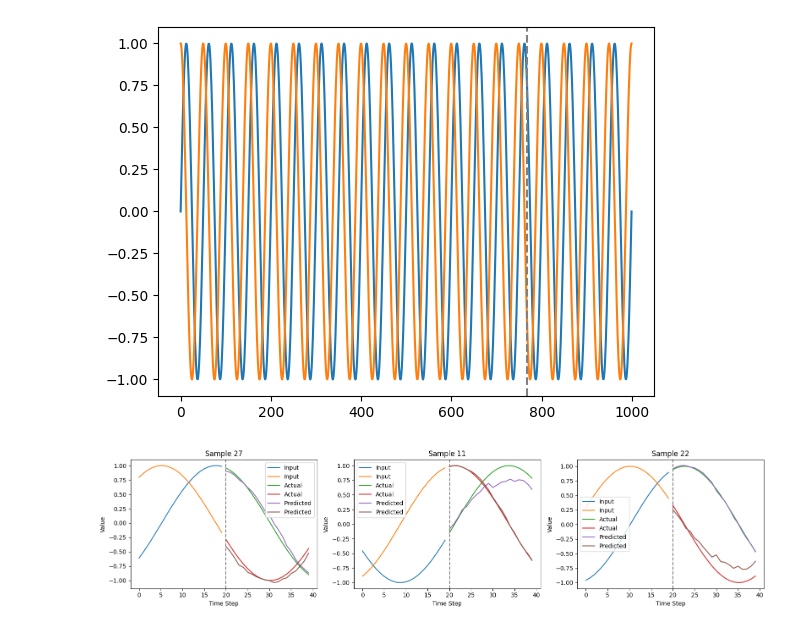
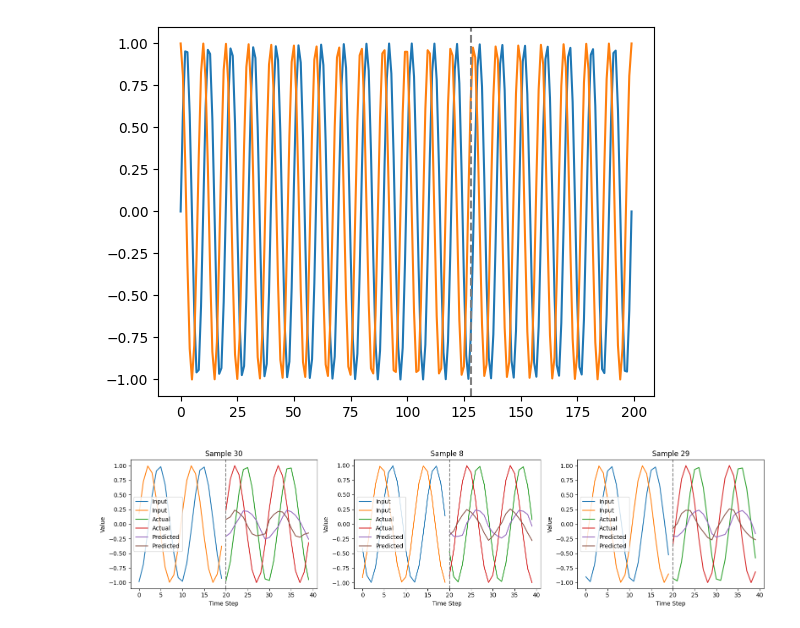
Before and after one commit to qiaoyuan667/DEC_ENC_Transformer, a Jupyter notebook: models/Untitled-1.ipynb, the cells around one changed output. Drawn from its saved outputs; the diff is of its cells as text; code cells hidden in the pictures.

```diff
--- a/models/Untitled-1.ipynb
+++ b/models/Untitled-1.ipynb
@@ -42,7 +42,7 @@ class TimeSeriesDataset(Dataset):
 # Parameters for dataset
 input_len = 20
 output_len = 20
-num_points = 1000
+num_points = 200
 
 # Generate data
 data = generate_data(num_points)
@@ -70,6 +70,7 @@ class Args() :
     def __init__(self):
         self.task_name= 'forecast'
         self.ckpt_path= ''
+        self.output_len = output_len
         self.patch_len= 10
         self.d_model= 64
         self.d_ff= 256
@@ -90,14 +91,23 @@ criterion = torch.nn.MSELoss()
 model.train()
 for epoch in range(10):  # Number of epochs
     total_loss = 0
+    prev_inputs = None
+    count=0
     for inputs, targets in train_loader:
+        count += 1
+        if prev_inputs is not None:
+            inputs = torch.cat((prev_inputs, inputs), dim=1)
         optimizer.zero_grad()
         outputs = model(inputs,None,None,None)
         loss = criterion(outputs, targets)
         loss.backward()
         optimizer.step()
         total_loss += loss.item()
+
+        prev_inputs = inputs.detach()
     print(f'Epoch {epoch+1}, Average Loss: {total_loss/len(train_loader)}')
+
+
 
 # Evaluate the model
 model.eval()
@@ -127,4 +132,4 @@ Test Loss: 0.0029438049532473087
-[figure, old version]
+[figure, new version]
 # %%
 import random
 # Randomly select data samples and visualize results
@@ -148,7 +153,7 @@ for idx, i in enumerate(sample_indices):
 plt.tight_layout()
 plt.show()
 # %% [output]
-[figure, old version]
+[figure, new version]
 # %%
 from TrmEncoder import Model
 import torch
```
Also changed, not shown: parts of 3 cells of this notebook, 1 other file.
